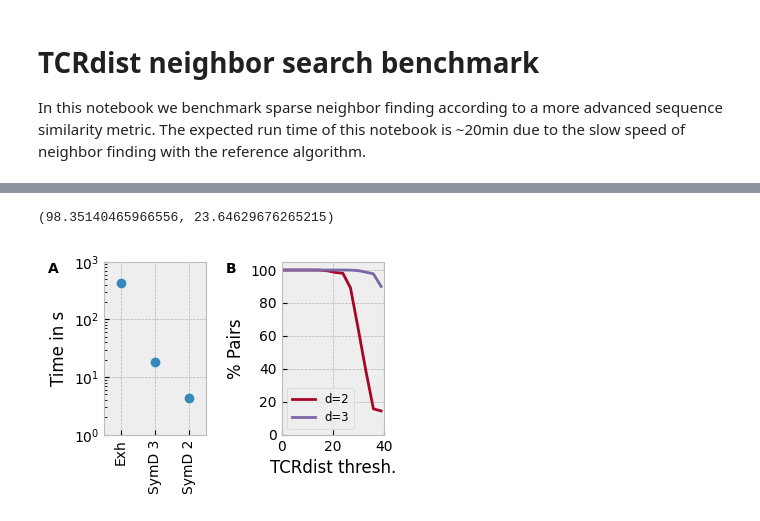
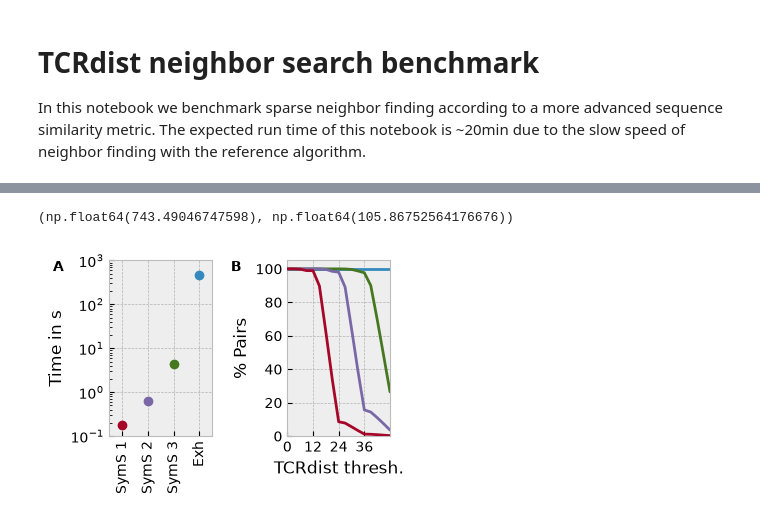
Before and after one commit to heartnetkung/XT-neighbor, a Jupyter notebook: pub/tcrdist.ipynb, the cells around one changed output, grey strips where cells are left out. Drawn from its saved outputs; the diff is of its cells as text; code cells hidden in the pictures.

```diff
--- a/pub/tcrdist.ipynb
+++ b/pub/tcrdist.ipynb
@@ -32,7 +33,7 @@ df = df[df['CDR3Blen']>5]
 df['TRBV'] = df['TRBV'] + '*01'
 df.reset_index(drop=True, inplace=True)
 # %%
-max_tcrdists = np.arange(0, 42, 3)
+max_tcrdists = np.arange(0, 52, 3)
 # %%
 nsamples = 3
 dfs = [df.sample(40000) for i in range(nsamples)]
@@ -77,12 +59,0 @@ array([4.19877219, 4.46426749, 4.41330576])
-# %%
-neighbors_symdel3 = {dist:[] for dist in max_tcrdists}
-times_symdel3 = []
-for d in dfs:
-    told = time.time()
-    prs_nn = prs.nearest_neighbor_tcrdist(d, max_edits=3,
-                                      max_tcrdist=max_tcrdists[-1])
-    for dist in max_tcrdists:
-        neighbors_symdel3[dist].append((prs_nn[:, 2]<=dist).sum())
-    times_symdel3.append(time.time()-told)
-neighbors_symdel3 = {key: np.array(value) for key, value in neighbors_symdel3.items()}
-times_symdel3 = np.array(times_symdel3)
@@ -164,2 +98,0 @@ neighbors_exhaustive
-# %%
-fraction = np.array([neighbors_symdel[dist].sum()/neighbors_exhaustive[dist].sum() for dist in max_tcrdists])
@@ -202,4 +98,0 @@ list(zip(max_tcrdists, fraction3))
-# %%
-times_exhaustive.mean()/times_symdel.mean(), times_exhaustive.mean()/times_symdel3.mean()
-# %% [output]
-(98.35140465966556, 23.64629676265215)
@@ -208,23 +99,30 @@ axes[0].plot?
+# %%
+for max_edits in [1, 2, 3]:
+    print(f'SymD {max_edits}: {times_exhaustive.mean()/results[max_edits]["times"].mean()}')
+# %% [output]
+(np.float64(743.49046747598), np.float64(105.86752564176676))
 # %%
 fig, axes = plt.subplots(figsize=(3.42, 2.4), ncols=2)
-axes[0].plot(['Exh', 'SymD 3', 'SymD 2'],
-             [np.mean(times_exhaustive), np.mean(times_symdel3), np.mean(times_symdel)],
-             'o', markeredgecolor=None)
+for max_edits in [1, 2, 3]:
+    times = results[max_edits]['times']
+    axes[0].plot(f'SymS {max_edits}', np.mean(times), 'o', color=f'C{max_edits}')
+    neighbors = results[max_edits]['neighbors']
+    fraction = np.array([np.mean(neighbors[dist] / neighbors_exhaustive[dist]) for dist in max_tcrdists], dtype=float)
+    axes[1].plot(max_tcrdists, fraction*100, label=f'd={max_edits}', color=f'C{max_edits}', zorder=10-max_edits)
+axes[0].plot('Exh', np.mean(times_exhaustive), 'o', color='C0')
+axes[1].axhline(100, color='C0', zorder=2)
 axes[0].tick_params(axis='x', labelrotation=90)
 axes[0].set_ylabel('Time in s')
 axes[0].set_yscale('log')
-axes[0].set_ylim(1, 1000)
-axes[0].set_xlim(-0.5, 2.5)
-axes[1].plot(max_tcrdists, fraction*100, label='d=2', color='C1')
-axes[1].plot(max_tcrdists, fraction3*100, label='d=3', color='C2')
-axes[1].legend(fontsize='small')
+axes[0].set_ylim(1e-1, 1000)
+axes[0].set_xlim(-0.5, 3.5)
 axes[1].set_xlabel('TCRdist thresh.')
 axes[1].set_ylabel('% Pairs')
 axes[1].set_ylim(0, 105)
-axes[1].set_xlim(0, 40)
+axes[1].set_xlim(0, 48)
+axes[1].set_xticks(np.arange(0, 48, 12))
 fig.tight_layout(w_pad=1.5, pad=0.0)
 prs.plotting.label_axes(fig,xy=(-0.55, 1.0))
-fig.savefig('tcrdist_benchmark.pdf')
 fig.savefig('tcrdist_benchmark.svg')
 # %% [output]
-[figure, old version]
+[figure, new version]
```
Also changed, not shown: parts of 13 cells of this notebook, 1 other file.
